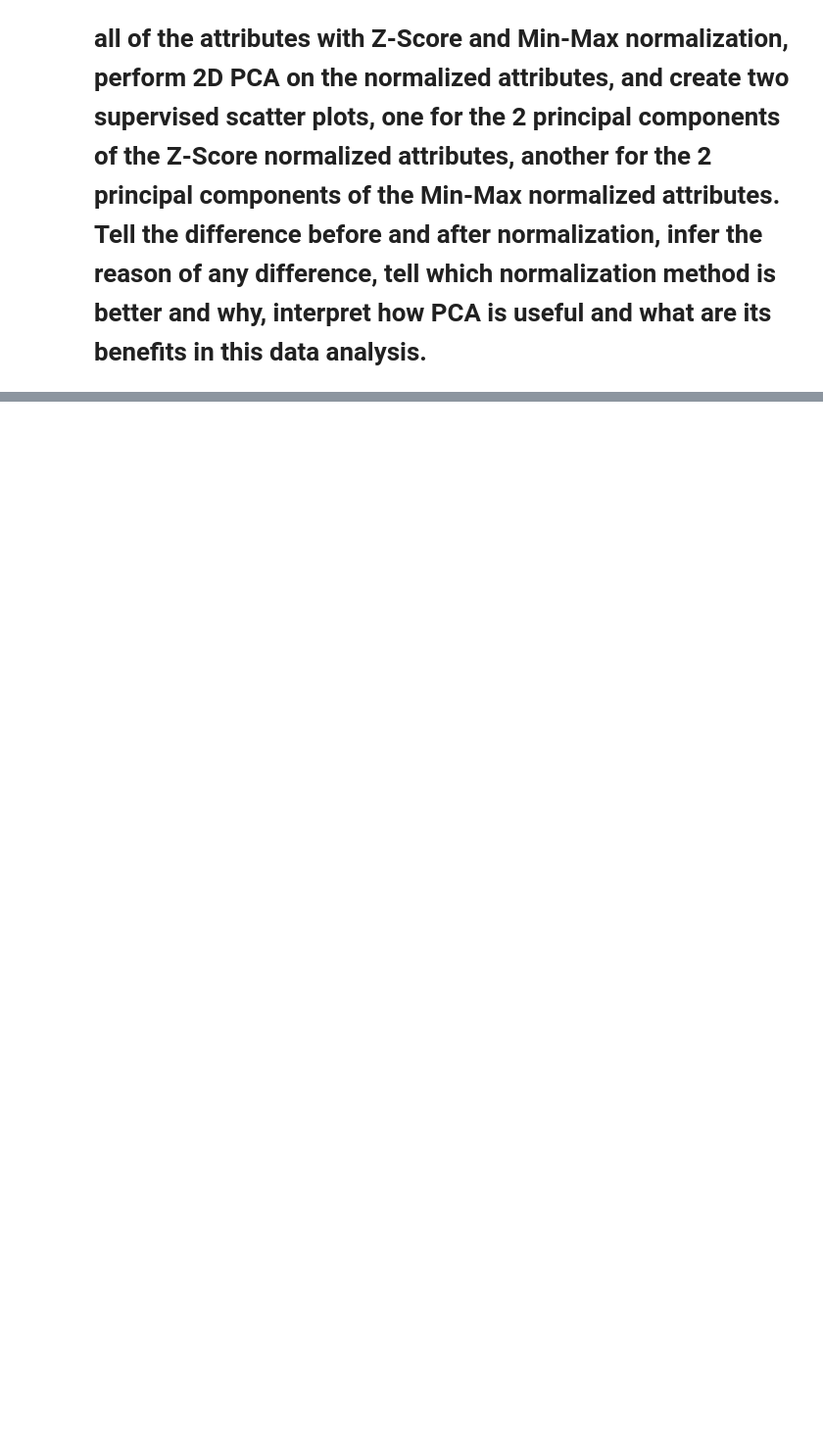
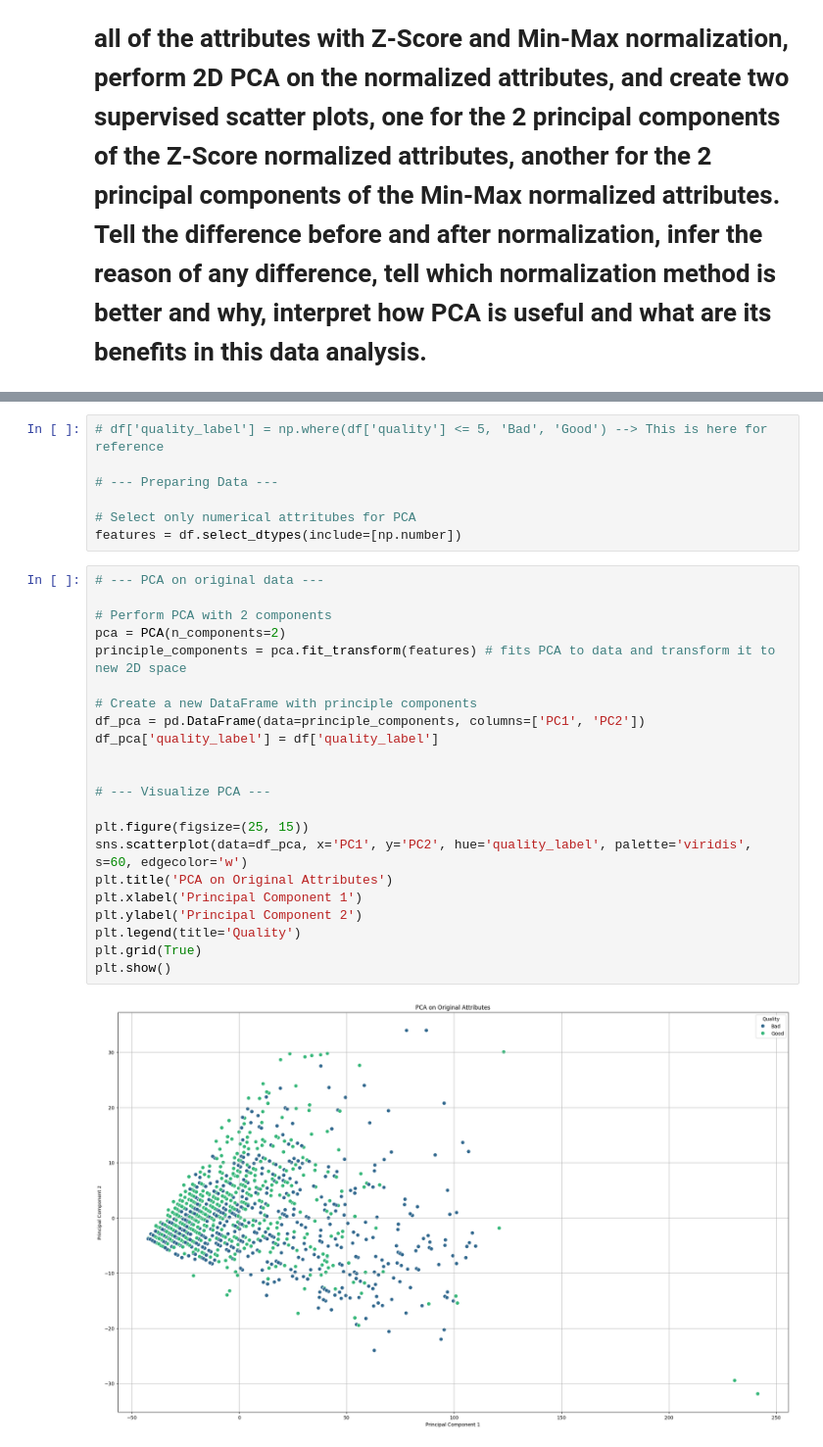
Before and after one commit to NomyNom/cosc3337-hw1, a Jupyter notebook: eda.ipynb, the cells around one changed output, grey strips where cells are left out. Shown at 98% size. Cells and saved outputs as stored; diff of their text form; blank space fills up the shorter version.

```diff
--- a/eda.ipynb
+++ b/eda.ipynb
@@ -273,0 +285,31 @@ scatter_plot('fixed acidity', 'free sulfur dioxide', title='Fixed Acidity vs Fre
+# %%
+# df['quality_label'] = np.where(df['quality'] <= 5, 'Bad', 'Good') --> This is here for reference
+
+# --- Preparing Data ---
+
+# Select only numerical attritubes for PCA
+features = df.select_dtypes(include=[np.number])
+# %%
+# --- PCA on original data ---
+
+# Perform PCA with 2 components
+pca = PCA(n_components=2)
+principle_components = pca.fit_transform(features) # fits PCA to data and transform it to new 2D space
+
+# Create a new DataFrame with principle components
+df_pca = pd.DataFrame(data=principle_components, columns=['PC1', 'PC2'])
+df_pca['quality_label'] = df['quality_label']
+
+
+# --- Visualize PCA ---
+
+plt.figure(figsize=(25, 15))
+sns.scatterplot(data=df_pca, x='PC1', y='PC2', hue='quality_label', palette='viridis', s=60, edgecolor='w')
+plt.title('PCA on Original Attributes')
+plt.xlabel('Principal Component 1')
+plt.ylabel('Principal Component 2')
+plt.legend(title='Quality')
+plt.grid(True)
+plt.show()
+# %% [output]
+[figure, added]
```
Also changed, not shown: parts of 8 cells of this notebook.
